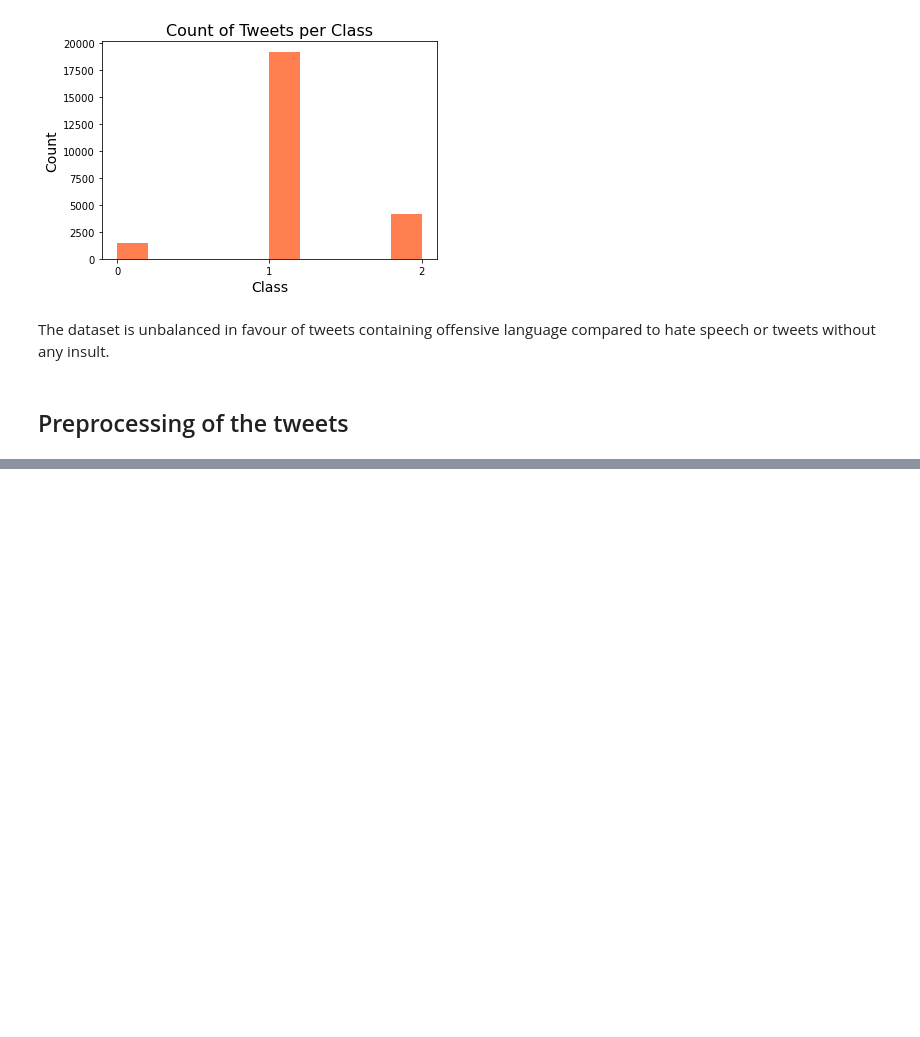
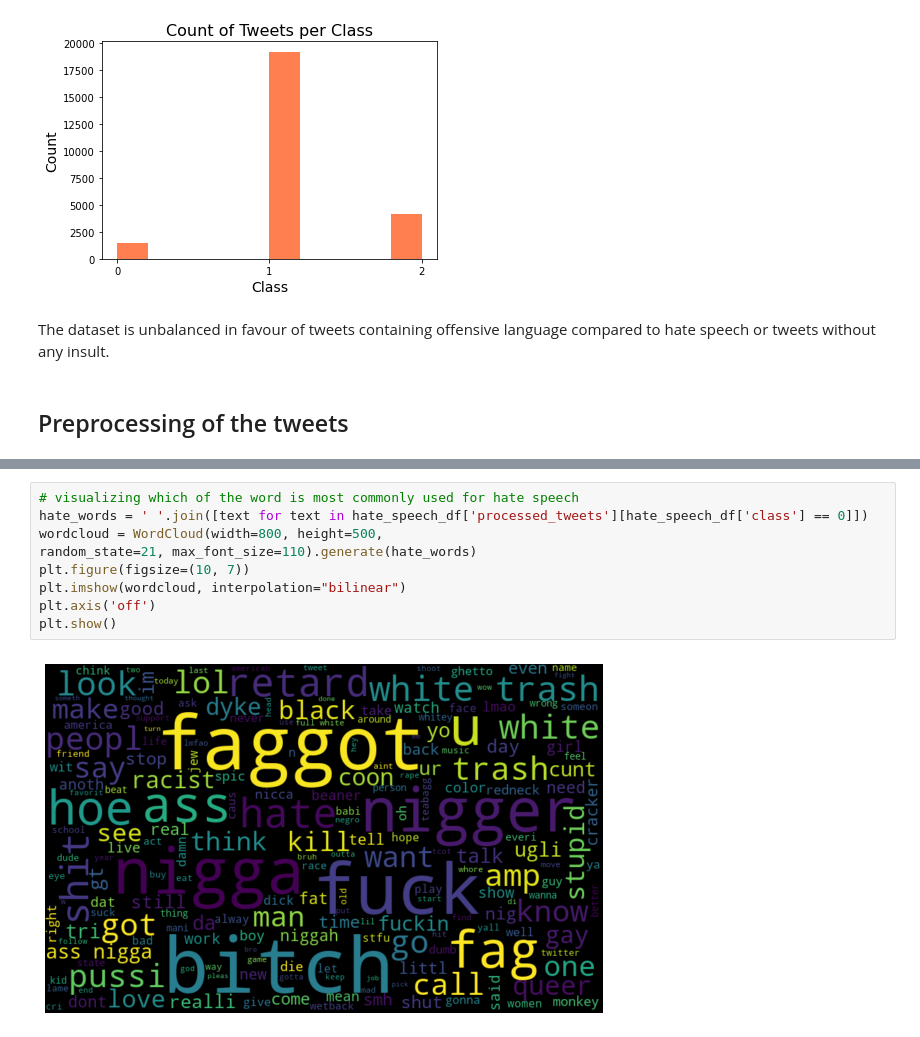
Before and after one commit to albertomonari/Hate-speech-and-offensive-language-detection, a Jupyter notebook: Hate speech and offensive language detection.ipynb, the cells around one changed output, grey strips where cells are left out. Drawn from its saved outputs; the diff is of its cells as text; blank space fills up the shorter version.

```diff
--- a/Hate speech and offensive language detection.ipynb
+++ b/Hate speech and offensive language detection.ipynb
@@ -188,0 +234,11 @@ Blablabla bon courage Louise et Maéva
+# %%
+# visualizing which of the word is most commonly used for hate speech
+hate_words = ' '.join([text for text in hate_speech_df['processed_tweets'][hate_speech_df['class'] == 0]])
+wordcloud = WordCloud(width=800, height=500,
+random_state=21, max_font_size=110).generate(hate_words)
+plt.figure(figsize=(10, 7))
+plt.imshow(wordcloud, interpolation="bilinear")
+plt.axis('off')
+plt.show()
+# %% [output]
+[figure, added]
```
Also changed, not shown: parts of 43 cells of this notebook, 1 other file.
